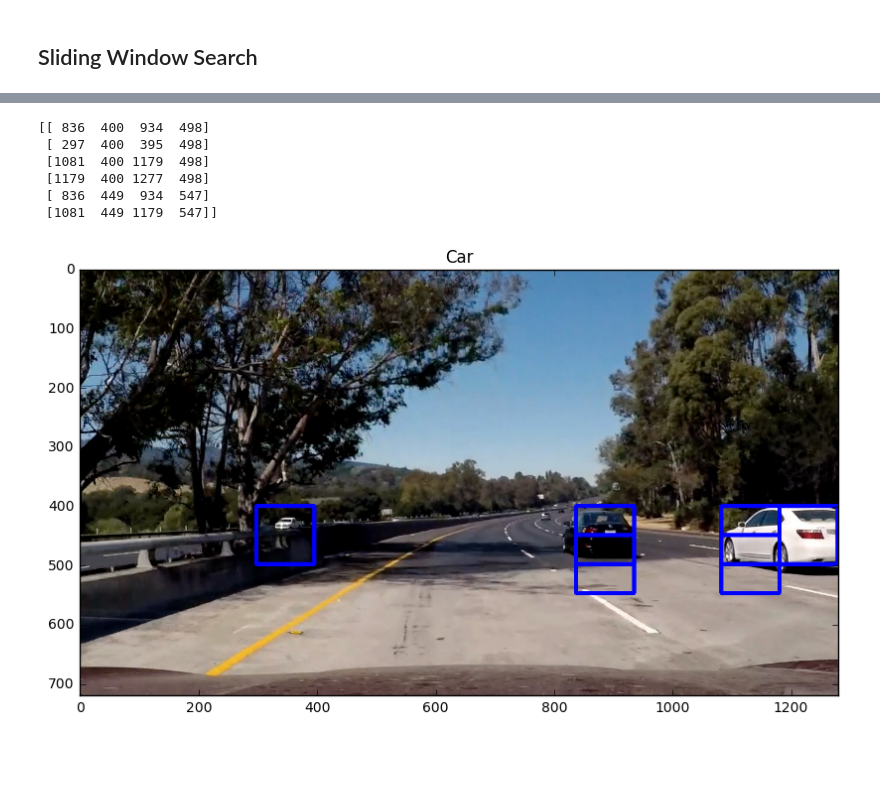
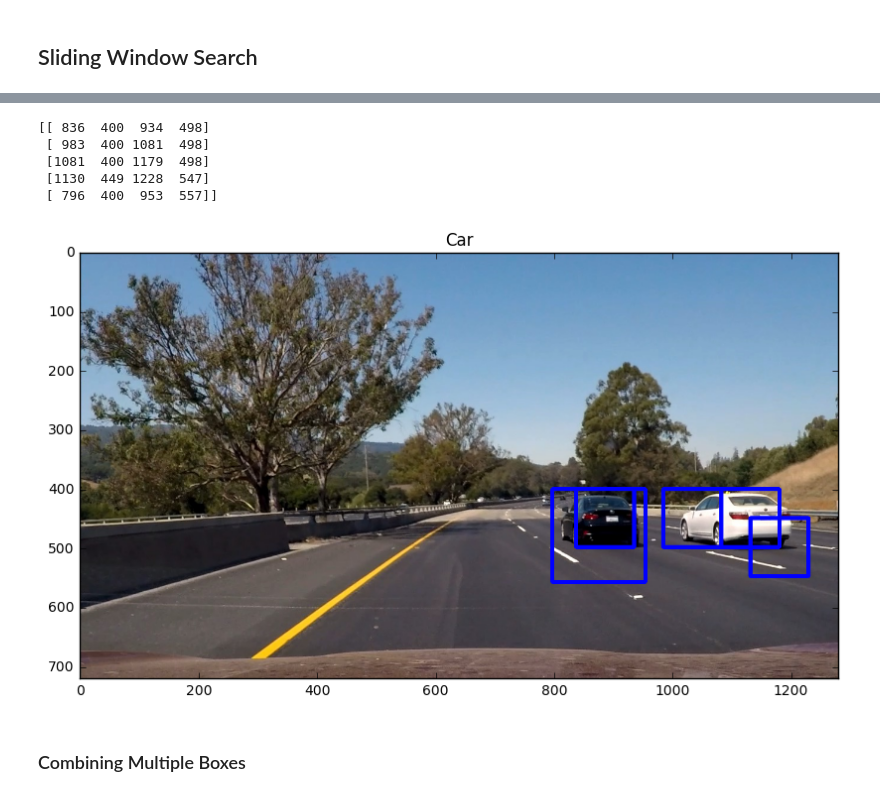
Before and after one commit to WuStangDan/Project-05-Vehicle-Detection-and-Tracking, a Jupyter notebook: proj5-DAS.ipynb, the cells around one changed output, grey strips where cells are left out. Cells and saved outputs as stored; diff of their text form; code cells hidden in the pictures; blank space fills up the shorter version.

```diff
--- a/proj5-DAS.ipynb
+++ b/proj5-DAS.ipynb
@@ -398,41 +396,42 @@ debug_img()
 [figure]
 # %%
-img = mpimg.imread('CarND-Vehicle-Detection/test_images/test5.jpg')
-img2 = mpimg.imread('CarND-Vehicle-Detection/test_images/test5.jpg')
+img = mpimg.imread('CarND-Vehicle-Detection/test_images/test6.jpg')
+img2 = mpimg.imread('CarND-Vehicle-Detection/test_images/test6.jpg')
 windows = slide_window(img,0.5)
 
 b = None
 for i in range(len(windows)):
     newimg = crop_resize(img, windows[i])
     #a = linsvc.predict(hog_features(newimg, 'yuv', 0).reshape(1, -1))
     feat = np.append(hog_features(newimg, 'yuv', 0), hog_features(newimg, 'hsv', 2))
     #feat2 = np.append(feat, hog_features(newimg, 'hls', 1))
     #c = x_scaler.transform(d)
     a = linsvc.predict(feat.reshape(1,-1))
     if a == 1:
         if b == None:
             temp = np.hstack(windows[i])
             b = temp
             img2 = draw_boxes(img2, windows[i:i+1])
         else:
             temp = np.hstack(windows[i])
             img2 = draw_boxes(img2, windows[i:i+1])
             b = np.vstack((b, temp)).astype(int)
 
 print(b)
 
 
 
 fig = plt.figure(figsize=(10,5))
 plt.imshow(img2)
 plt.title('Car')
 plt.tight_layout()
 plt.show()
 # %% [output]
 [[ 836  400  934  498]
- [ 297  400  395  498]
+ [ 983  400 1081  498]
  [1081  400 1179  498]
- [1179  400 1277  498]
- [ 836  449  934  547]
- [1081  449 1179  547]]
+ [1130  449 1228  547]
+ [ 796  400  953  557]]
-[figure, old version]
+[figure, new version]
+# %% [markdown]
+### Combining Multiple Boxes
```
Also changed, not shown: parts of 9 cells of this notebook.
